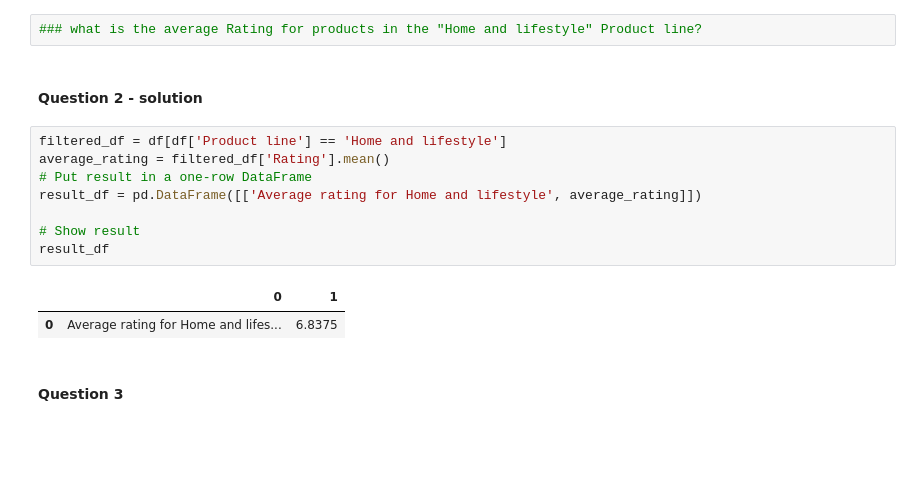
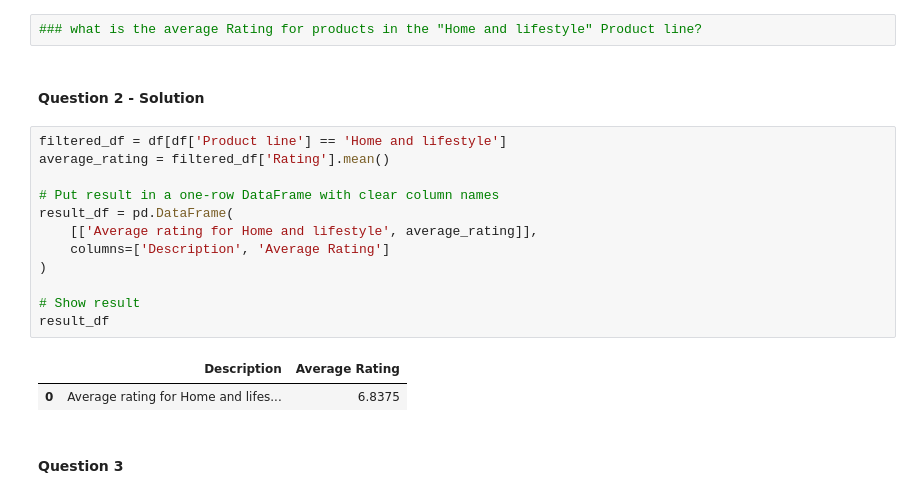
Before and after one commit to navehtz/python_ex2, a Jupyter notebook: assignment2-task1.ipynb, the cells around one changed output. Drawn from its saved outputs; the diff is of its cells as text; blank space fills up the shorter version.

```diff
--- a/assignment2-task1.ipynb
+++ b/assignment2-task1.ipynb
@@ -54,17 +54,21 @@ pd.DataFrame(result)
 # %%
 ### what is the average Rating for products in the "Home and lifestyle" Product line?
 # %% [markdown]
-#### Question 2 - solution
+#### Question 2 - Solution
 # %%
 filtered_df = df[df['Product line'] == 'Home and lifestyle']
 average_rating = filtered_df['Rating'].mean()
-# Put result in a one-row DataFrame
-result_df = pd.DataFrame([['Average rating for Home and lifestyle', average_rating]])
+
+# Put result in a one-row DataFrame with clear column names
+result_df = pd.DataFrame(
+    [['Average rating for Home and lifestyle', average_rating]],
+    columns=['Description', 'Average Rating']
+)
 
 # Show result
 result_df
 # %% [output]
-|  | 0 | 1 |
+|  | Description | Average Rating |
 | 0 | Average rating for Home and lifes... | 6.8375 |
 # %% [markdown]
 #### Question 3
```
Also changed, not shown: parts of 10 cells of this notebook.
